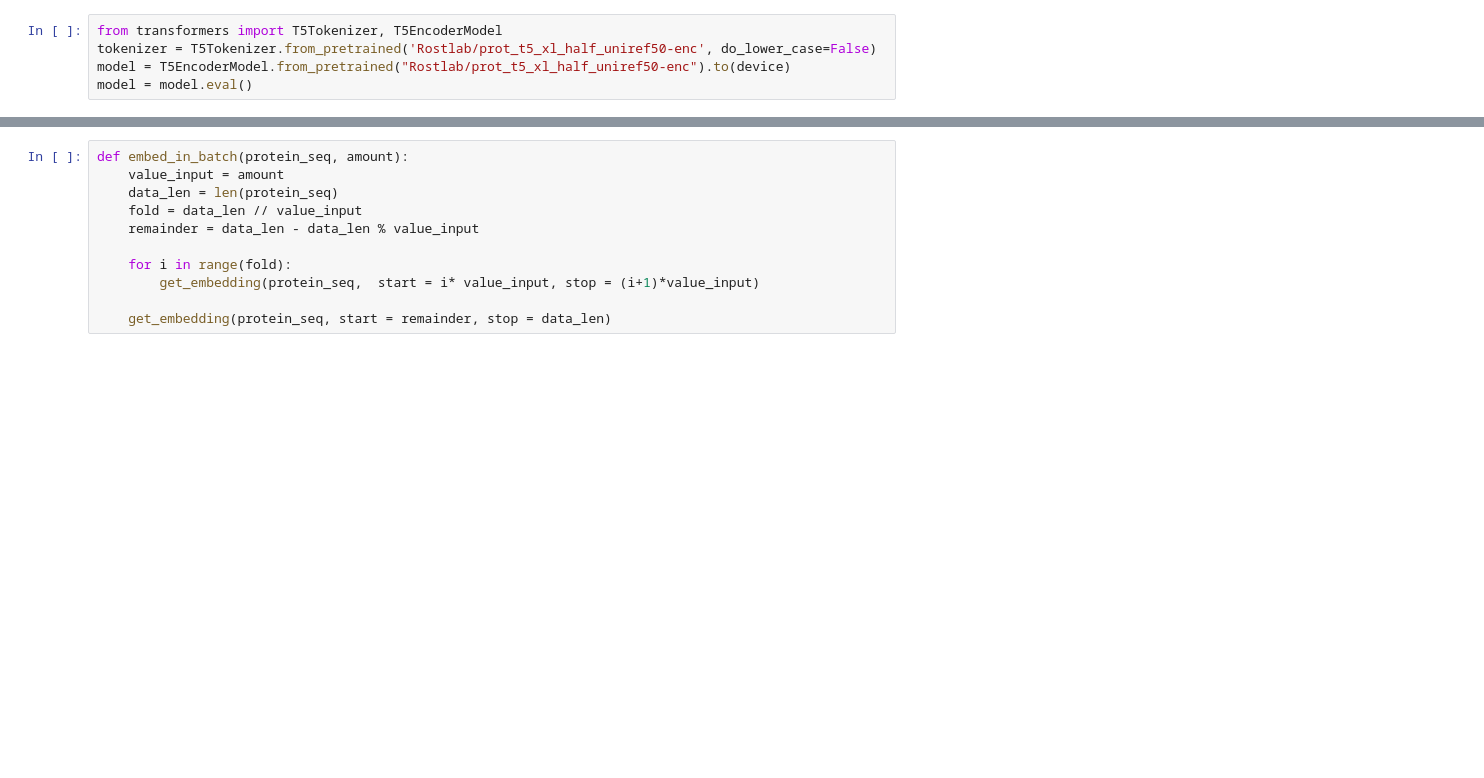
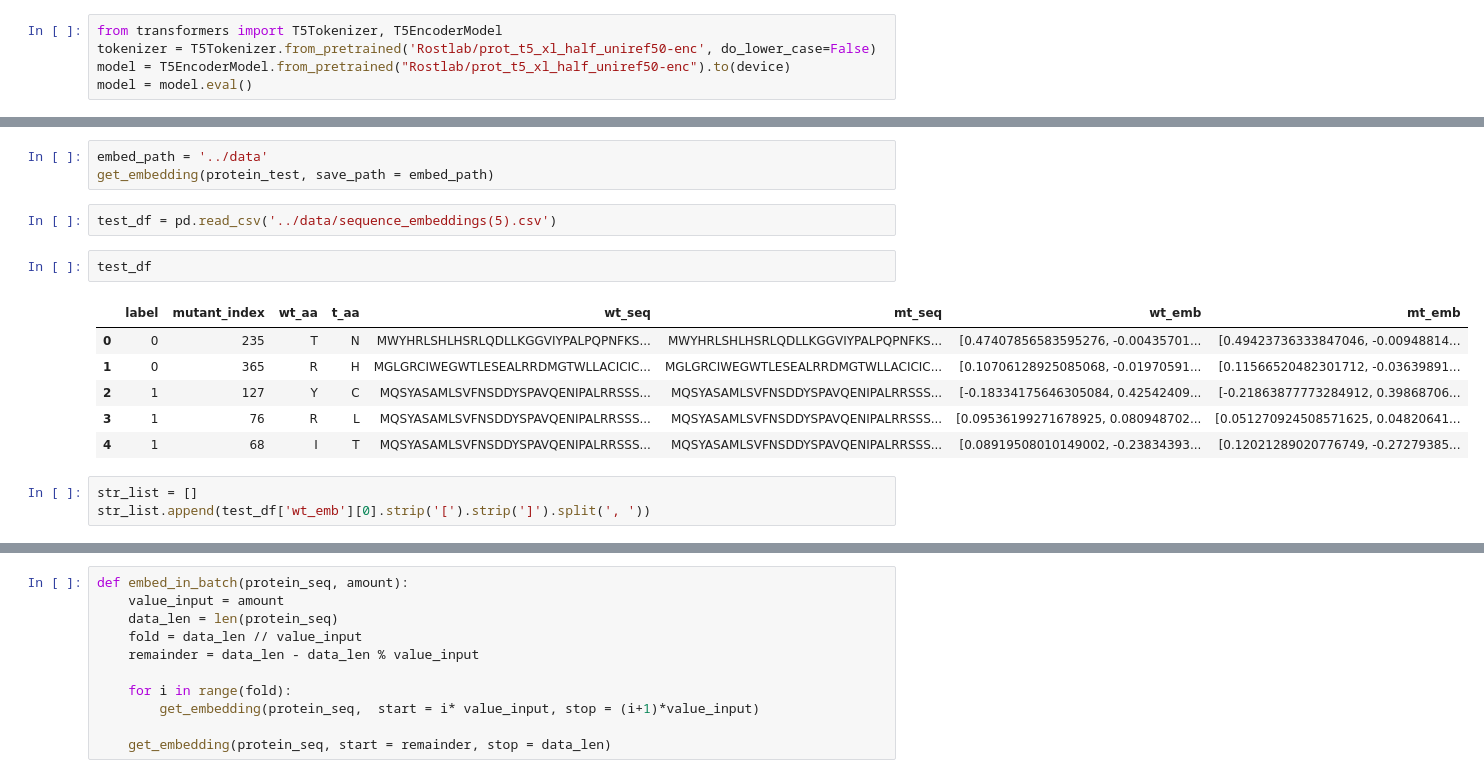
Before and after one commit to wlin16/T5_Protein_Sequence, a Jupyter notebook: ipynb_files/T5_MLP.ipynb, the cells around one changed output, grey strips where cells are left out. Drawn from its saved outputs; the diff is of its cells as text; blank space fills up the shorter version.

Commit message:
tree_test

```diff
--- a/ipynb_files/T5_MLP.ipynb
+++ b/ipynb_files/T5_MLP.ipynb
@@ -198,3 +210,20 @@ def get_embedding(protein_seq, start=None, stop=None, save_path=embed_path):
             pickle.dump(xs, f)
 
 # get_embedding(seq)
+# %%
+embed_path = '../data'
+get_embedding(protein_test, save_path = embed_path)
+# %%
+test_df = pd.read_csv('../data/sequence_embeddings(5).csv')
+# %%
+test_df
+# %% [output]
+|  | label | mutant_index | wt_aa | t_aa | wt_seq | mt_seq | wt_emb | mt_emb |
+| 0 | 0 | 235 | T | N | MWYHRLSHLHSRLQDLLKGGVIYPALPQPNFKS... | MWYHRLSHLHSRLQDLLKGGVIYPALPQPNFKS... | [0.47407856583595276, -0.00435701... | [0.49423736333847046, -0.00948814... |
+| 1 | 0 | 365 | R | H | MGLGRCIWEGWTLESEALRRDMGTWLLACICIC... | MGLGRCIWEGWTLESEALRRDMGTWLLACICIC... | [0.10706128925085068, -0.01970591... | [0.11566520482301712, -0.03639891... |
+| 2 | 1 | 127 | Y | C | MQSYASAMLSVFNSDDYSPAVQENIPALRRSSS... | MQSYASAMLSVFNSDDYSPAVQENIPALRRSSS... | [-0.18334175646305084, 0.42542409... | [-0.21863877773284912, 0.39868706... |
+| 3 | 1 | 76 | R | L | MQSYASAMLSVFNSDDYSPAVQENIPALRRSSS... | MQSYASAMLSVFNSDDYSPAVQENIPALRRSSS... | [0.09536199271678925, 0.080948702... | [0.051270924508571625, 0.04820641... |
+| 4 | 1 | 68 | I | T | MQSYASAMLSVFNSDDYSPAVQENIPALRRSSS... | MQSYASAMLSVFNSDDYSPAVQENIPALRRSSS... | [0.08919508010149002, -0.23834393... | [0.12021289020776749, -0.27279385... |
+# %%
+str_list = []
+str_list.append(test_df['wt_emb'][0].strip('[').strip(']').split(', '))
```
Also changed, not shown: parts of 30 cells of this notebook, 3 other files.
